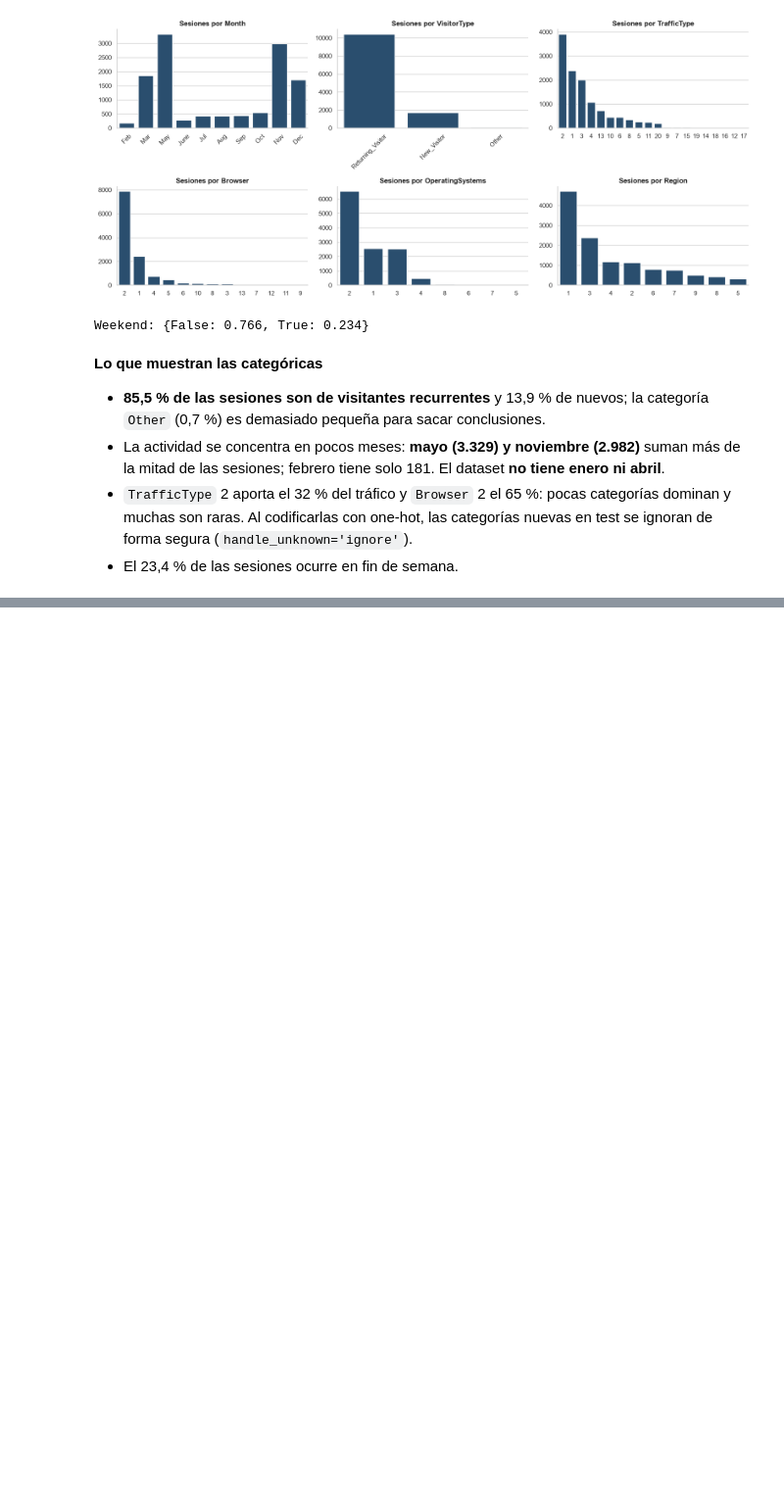
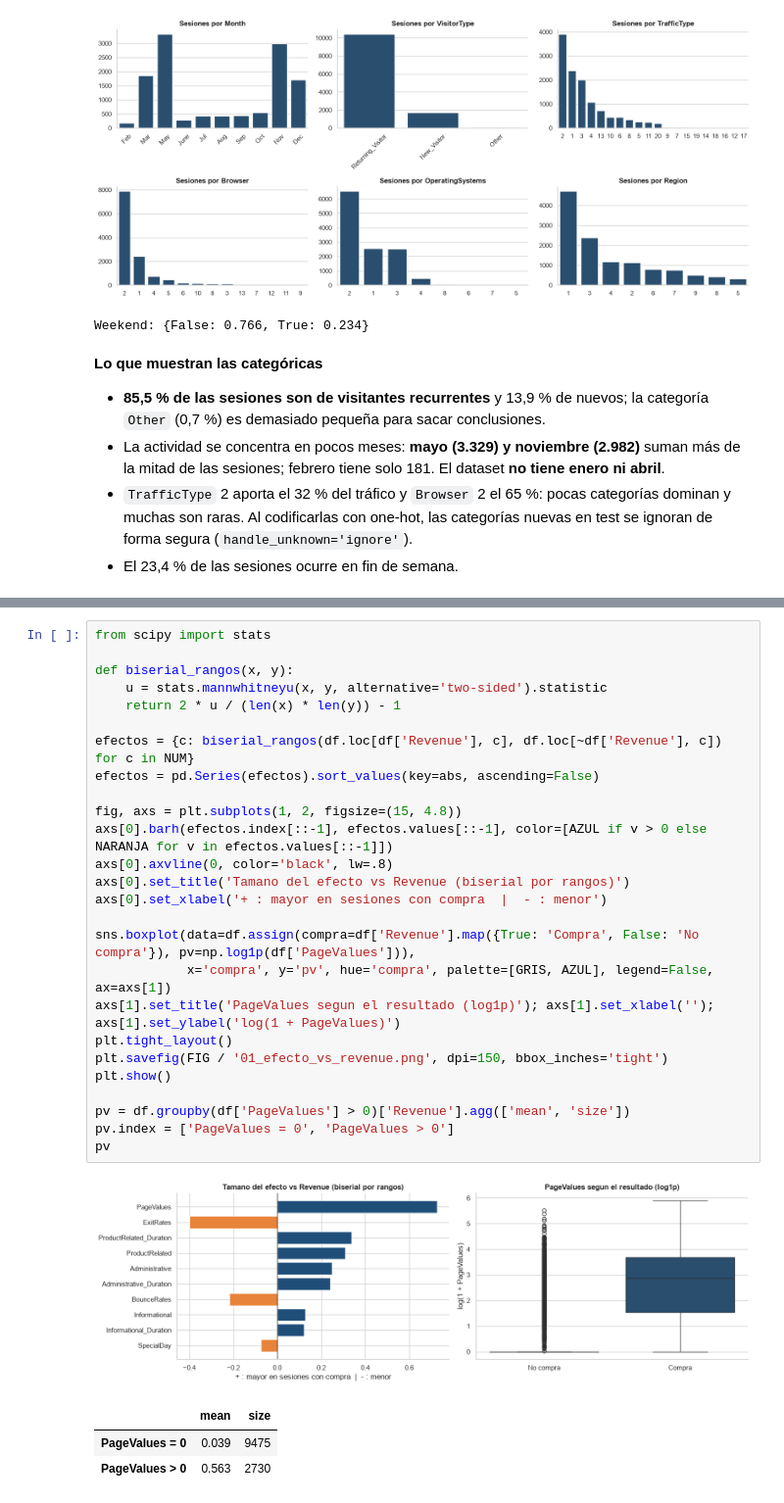
Before and after one commit to Xantyagoh/grupo3-ml-intencion-compra, a Jupyter notebook: evaluacion 4/notebooks/01_problema_y_eda.ipynb, the cells around one changed output, grey strips where cells are left out. Shown at 98% size. Drawn from its saved outputs; the diff is of its cells as text; blank space fills up the shorter version.

```diff
--- a/evaluacion 4/notebooks/01_problema_y_eda.ipynb
+++ b/evaluacion 4/notebooks/01_problema_y_eda.ipynb
@@ -320,0 +365,31 @@ Weekend: {False: 0.766, True: 0.234}
+# %%
+from scipy import stats
+
+def biserial_rangos(x, y):
+    u = stats.mannwhitneyu(x, y, alternative='two-sided').statistic
+    return 2 * u / (len(x) * len(y)) - 1
+
+efectos = {c: biserial_rangos(df.loc[df['Revenue'], c], df.loc[~df['Revenue'], c]) for c in NUM}
+efectos = pd.Series(efectos).sort_values(key=abs, ascending=False)
+
+fig, axs = plt.subplots(1, 2, figsize=(15, 4.8))
+axs[0].barh(efectos.index[::-1], efectos.values[::-1], color=[AZUL if v > 0 else NARANJA for v in efectos.values[::-1]])
+axs[0].axvline(0, color='black', lw=.8)
+axs[0].set_title('Tamano del efecto vs Revenue (biserial por rangos)')
+axs[0].set_xlabel('+ : mayor en sesiones con compra  |  - : menor')
+
+sns.boxplot(data=df.assign(compra=df['Revenue'].map({True: 'Compra', False: 'No compra'}), pv=np.log1p(df['PageValues'])),
+            x='compra', y='pv', hue='compra', palette=[GRIS, AZUL], legend=False, ax=axs[1])
+axs[1].set_title('PageValues segun el resultado (log1p)'); axs[1].set_xlabel(''); axs[1].set_ylabel('log(1 + PageValues)')
+plt.tight_layout()
+plt.savefig(FIG / '01_efecto_vs_revenue.png', dpi=150, bbox_inches='tight')
+plt.show()
+
+pv = df.groupby(df['PageValues'] > 0)['Revenue'].agg(['mean', 'size'])
+pv.index = ['PageValues = 0', 'PageValues > 0']
+pv
+# %% [output]
+[figure, added]
+|  | mean | size |
+| PageValues = 0 | 0.039 | 9475 |
+| PageValues > 0 | 0.563 | 2730 |
```
Also changed, not shown: parts of 9 cells of this notebook, 3 other files.
